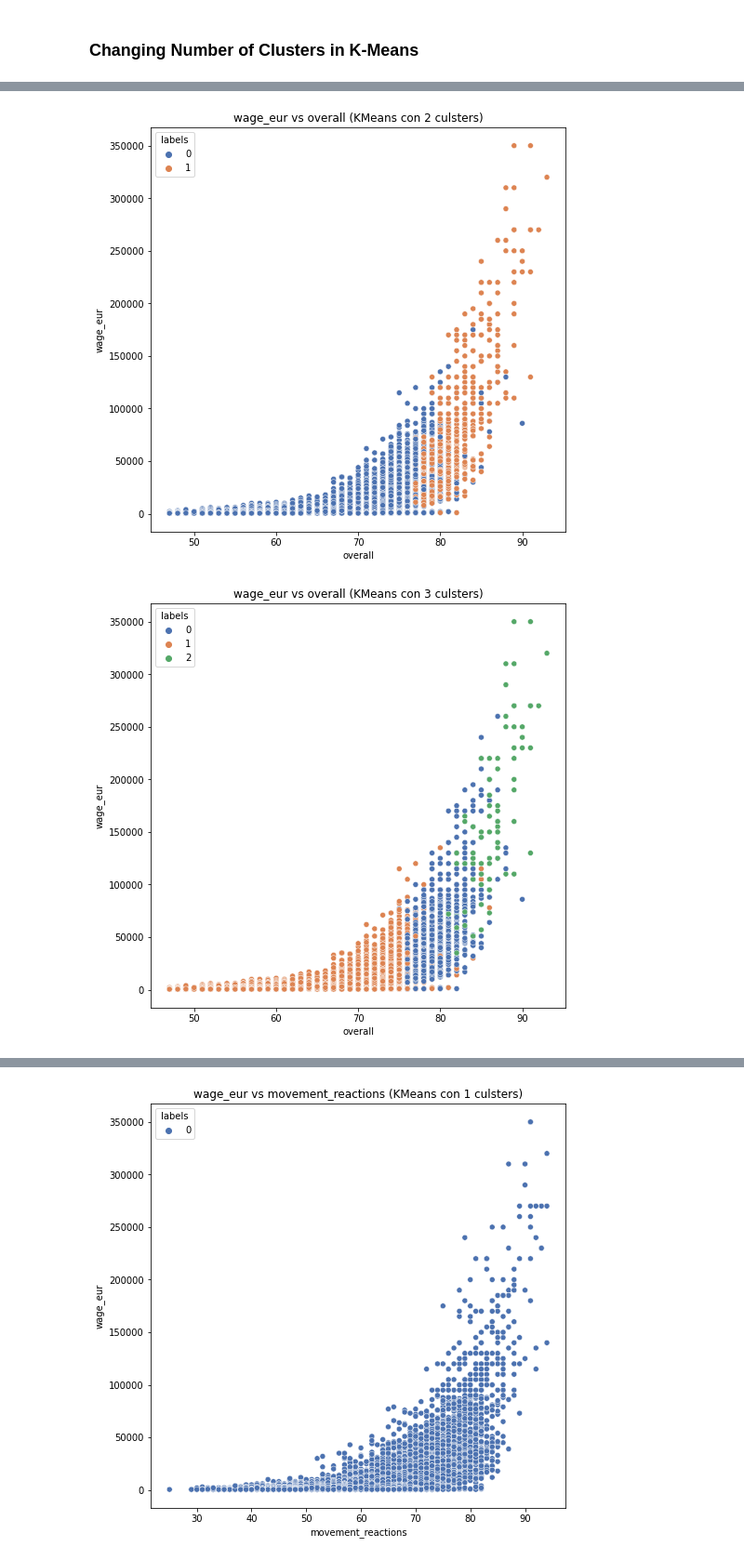
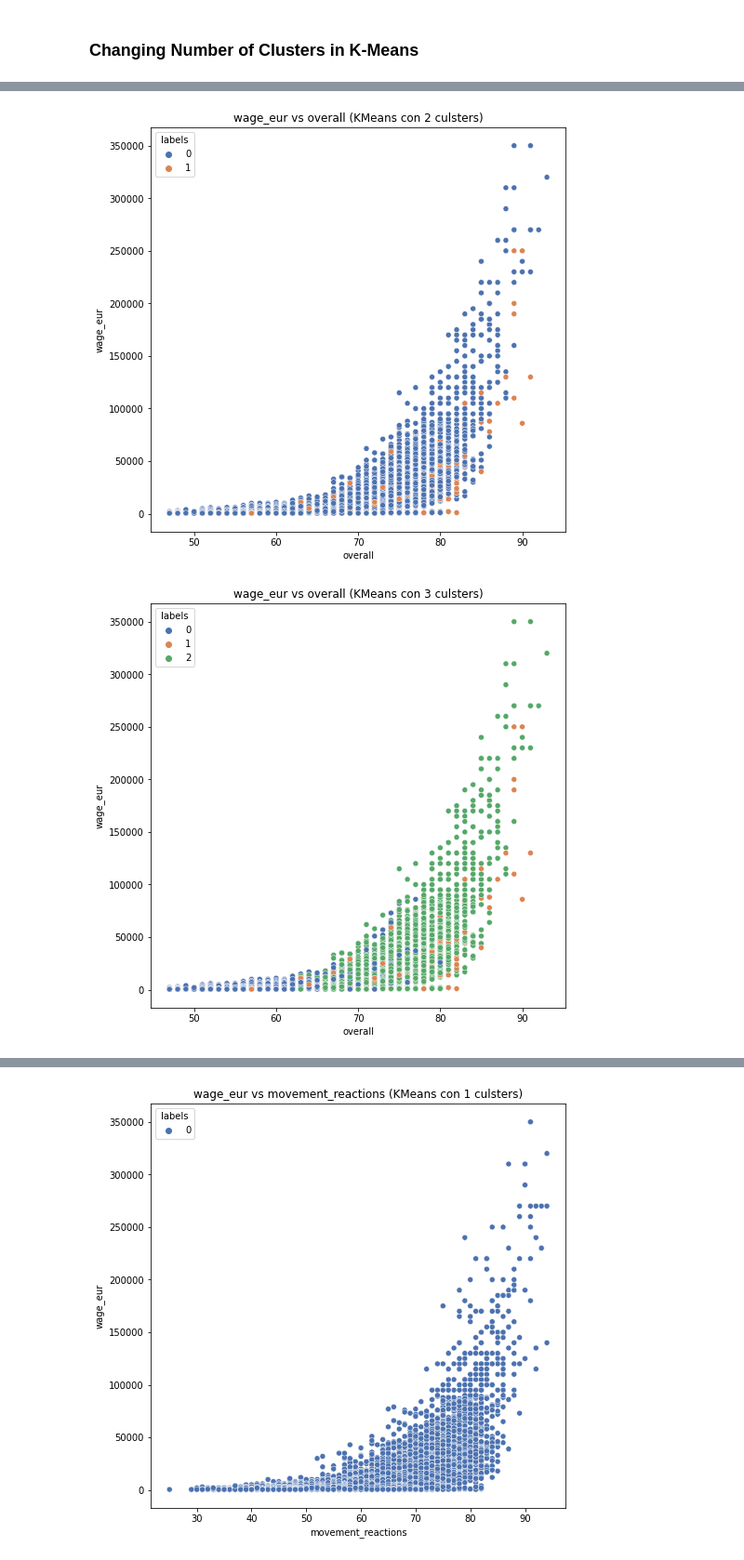
Before and after one commit to ironhack-bcn-data-pt/PR06-Machine-Learning-Group-Project, a Jupyter notebook: Clustering.ipynb, the cells around one changed output, grey strips where cells are left out. Shown at 93% size. Drawn from its saved outputs; the diff is of its cells as text; code cells hidden in the pictures.

Commit message:
added data normalization

```diff
--- a/Clustering.ipynb
+++ b/Clustering.ipynb
@@ -32,0 +35,6 @@ df.head()
+# %%
+from sklearn.preprocessing import StandardScaler
+
+# Your code here:
+df_scale=pd.DataFrame(StandardScaler().fit_transform(good_columns), columns=good_columns.columns)
+df_scale.head()
@@ -36,6 +52,6 @@ df.head()
 from sklearn.cluster import KMeans
 # %%
 kmeans_model = KMeans(n_clusters=4, random_state=1)
-good_columns = df._get_numeric_data().drop(['nation_team_id'],axis=1)
-kmeans_model.fit_predict(good_columns)
+#good_columns = df._get_numeric_data().drop(['nation_team_id'],axis=1)
+kmeans_model.fit_predict(df_scale)
 # %% [output]
@@ -56,7 +72,7 @@ Name: labels, dtype: int64
 from sklearn.cluster import DBSCAN
 # %%
 dbscan_model = DBSCAN()
-dbscan_model.fit_predict(good_columns)
+dbscan_model.fit_predict(df_scale)
 # %% [output]
 array([-1, -1, -1, ..., -1, -1, -1])
 # %%
@@ -78,13 +94,13 @@ sns.scatterplot(data=df, x='overall', y='wage_eur', hue='labels_DBSCAN', ax=axes
 ### Changing Number of Clusters in K-Means
 # %%
 for i in range(6):
-    kmeans_model=KMeans(n_clusters=i+1,random_state=1).fit_predict(good_columns)
+    kmeans_model=KMeans(n_clusters=i+1,random_state=1).fit_predict(df_scale)
     df['labels']=kmeans_model
     plt.figure(figsize=(8,8))
     sns.scatterplot(df.overall, df.wage_eur, hue=df.labels, palette='deep')
     plt.title(f'wage_eur vs overall (KMeans con {i+1} culsters)')
     plt.show()
 # %% [output]
 [figure]
-[figure, old version]
+[figure, new version]
-[figure, old version]
+[figure, new version]
```
Also changed, not shown: parts of 45 cells of this notebook.
